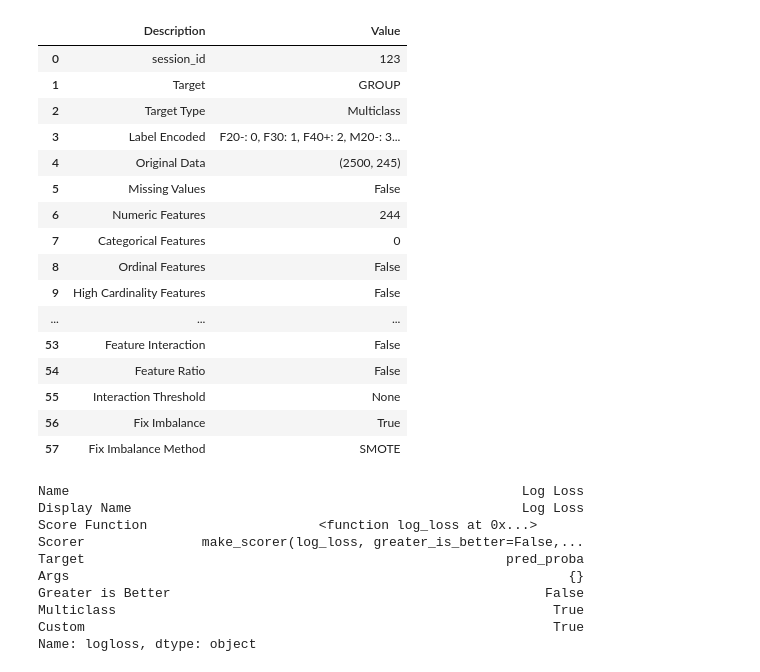
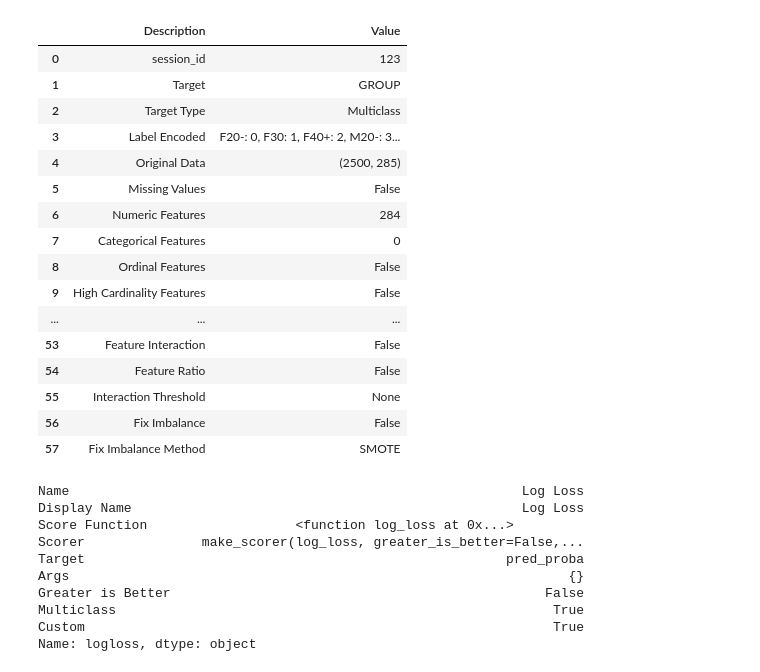
Before and after one commit to kdchoi-mkt/2020-fall-bma-final, a Jupyter notebook: modeling/modeling.ipynb, the cells around one changed output. Cells and saved outputs as stored; diff of their text form; code cells hidden in the pictures.

```diff
--- a/modeling/modeling.ipynb
+++ b/modeling/modeling.ipynb
@@ -4,11 +6,11 @@ from pycaret.classification import *
 # %%
-clickstream = pd.read_csv('./clickstream_preprocess.csv')\
+clickstream = pd.read_csv(f'{PATH}/click_stream/clickstream_preprocess.csv')\
                 .set_index('CUS_ID')
 
-keyword = pd.read_csv('./keyword_preprocess.csv')\
+keyword = pd.read_csv(f'{PATH}/query_string/keyword_preprocess.csv')\
             .set_index('CUS_ID')
 
-profile = pd.read_csv('./profile_preprocess.csv')\
+profile = pd.read_csv(f'{PATH}/profile/profile_preprocess.csv')\
     .set_index('CUS_ID')
 # %%
 cross_sectional_data = clickstream.join(keyword, how = 'outer')\
@@ -16,25 +18,25 @@ cross_sectional_data = clickstream.join(keyword, how = 'outer')\
                                 .fillna(0)
 # %%
 # Auto ML with pycaret
-A = setup(
+config = setup(
     data = cross_sectional_data.drop(columns = ['GENDER','AGE']),
     target = 'GROUP',
     session_id = 123,
-    fix_imbalance = True,
+    fix_imbalance = False,
     ignore_low_variance = True,
     remove_multicollinearity = True,
     feature_selection = True,
     n_jobs = 2
 )
 # %% [output]
 |  | Description | Value |
 | 0 | session_id | 123 |
 | 1 | Target | GROUP |
 | 2 | Target Type | Multiclass |
 | 3 | Label Encoded | F20-: 0, F30: 1, F40+: 2, M20-: 3... |
-| 4 | Original Data | (2500, 245) |
+| 4 | Original Data | (2500, 285) |
 | 5 | Missing Values | False |
-| 6 | Numeric Features | 244 |
+| 6 | Numeric Features | 284 |
 | 7 | Categorical Features | 0 |
 | 8 | Ordinal Features | False |
 | 9 | High Cardinality Features | False |
@@ -42,7 +44,7 @@ A = setup(
 | 53 | Feature Interaction | False |
 | 54 | Feature Ratio | False |
 | 55 | Interaction Threshold | None |
-| 56 | Fix Imbalance | True |
+| 56 | Fix Imbalance | False |
 | 57 | Fix Imbalance Method | SMOTE |
 # %%
 from sklearn.metrics import log_loss
```
Also changed, not shown: parts of 27 cells of this notebook, 3 other files.
